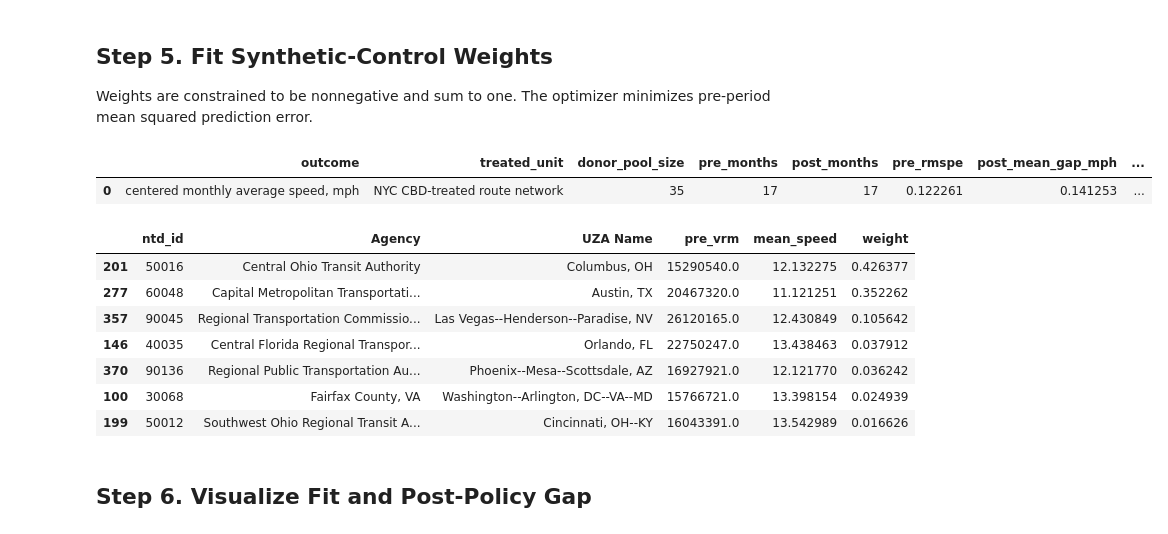
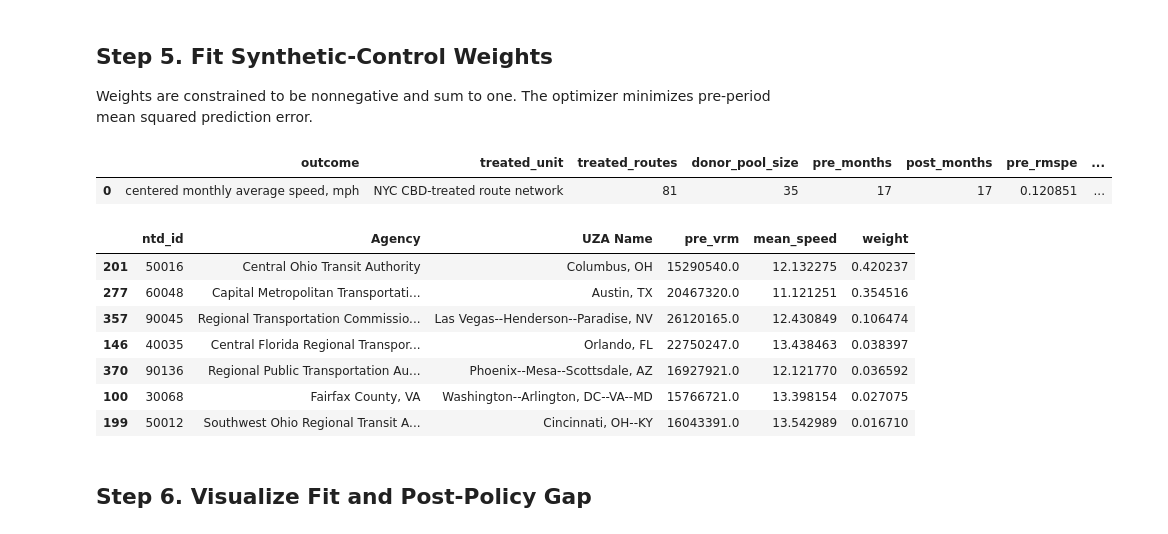
Before and after one commit to afedida261/MTA_CBD_CI, a Jupyter notebook: notebooks/nyc_cbd_ntd_synthetic_control.ipynb, the cells around one changed output. Drawn from its saved outputs; the diff is of its cells as text; code cells hidden in the pictures.

```diff
--- a/notebooks/nyc_cbd_ntd_synthetic_control.ipynb
+++ b/notebooks/nyc_cbd_ntd_synthetic_control.ipynb
@@ -55,6 +49,12 @@ nyc = pd.read_csv(NYC_PANEL)
 nyc["month"] = pd.to_datetime(nyc["month"])
 nyc["total_mileage"] = clean_numeric(nyc["total_mileage"])
 nyc["total_operating_time"] = clean_numeric(nyc["total_operating_time"])
+
+support_audit = compute_common_support(nyc)
+common_support_routes = set(
+    support_audit.loc[support_audit["in_common_support"], "route_id"]
+)
+nyc = nyc.loc[nyc["route_id"].isin(common_support_routes)].copy()
 
 nyc_treated = nyc[
     nyc["month"].between(ANALYSIS_START, ANALYSIS_END)
@@ -373,35 +373,36 @@ result = pd.DataFrame({
     "treated_centered_speed": Y_treated_all,
     "synthetic_centered_speed": synthetic_all,
 })
 result["gap_mph"] = result["treated_centered_speed"] - result["synthetic_centered_speed"]
 result["post"] = result["month"].ge(POLICY_MONTH)
 
 pre_rmspe = np.sqrt(np.mean(result.loc[~result["post"], "gap_mph"] ** 2))
 post_mean_gap = result.loc[result["post"], "gap_mph"].mean()
 post_mean_treated_change = result.loc[result["post"], "treated_centered_speed"].mean()
 post_mean_synth_change = result.loc[result["post"], "synthetic_centered_speed"].mean()
 
 summary = pd.DataFrame([
     {
         "outcome": "centered monthly average speed, mph",
         "treated_unit": "NYC CBD-treated route network",
+        "treated_routes": int(nyc_treated["route_id"].nunique()),
         "donor_pool_size": len(donor_ids),
         "pre_months": len(pre_months),
         "post_months": len(post_months),
         "pre_rmspe": pre_rmspe,
         "post_mean_gap_mph": post_mean_gap,
         "post_mean_treated_change_mph": post_mean_treated_change,
         "post_mean_synthetic_change_mph": post_mean_synth_change,
         "bus_modes": ",".join(FIXED_ROUTE_BUS_MODES),
     }
 ])
 
 result.to_csv(TABLES / "nyc_cbd_ntd_synthetic_control_monthly_results.csv", index=False)
 summary.to_csv(TABLES / "nyc_cbd_ntd_synthetic_control_summary.csv", index=False)
 summary
 # %% [output]
-|  | outcome | treated_unit | donor_pool_size | pre_months | post_months | pre_rmspe | post_mean_gap_mph | ... |
-| 0 | centered monthly average speed, mph | NYC CBD-treated route network | 35 | 17 | 17 | 0.122261 | 0.141253 | ... |
+|  | outcome | treated_unit | treated_routes | donor_pool_size | pre_months | post_months | pre_rmspe | ... |
+| 0 | centered monthly average speed, mph | NYC CBD-treated route network | 81 | 35 | 17 | 17 | 0.120851 | ... |
 # %%
 weights_table = selected_donors[["ntd_id", "Agency", "UZA Name", "pre_vrm", "mean_speed"]].copy()
 weights_table["weight"] = weights
@@ -410,13 +411,13 @@ weights_table.to_csv(TABLES / "nyc_cbd_ntd_synthetic_control_weights.csv", index
 weights_table[weights_table["weight"].gt(0.001)].head(20)
 # %% [output]
 |  | ntd_id | Agency | UZA Name | pre_vrm | mean_speed | weight |
-| 201 | 50016 | Central Ohio Transit Authority | Columbus, OH | 15290540.0 | 12.132275 | 0.426377 |
-| 277 | 60048 | Capital Metropolitan Transportati... | Austin, TX | 20467320.0 | 11.121251 | 0.352262 |
-| 357 | 90045 | Regional Transportation Commissio... | Las Vegas--Henderson--Paradise, NV | 26120165.0 | 12.430849 | 0.105642 |
-| 146 | 40035 | Central Florida Regional Transpor... | Orlando, FL | 22750247.0 | 13.438463 | 0.037912 |
-| 370 | 90136 | Regional Public Transportation Au... | Phoenix--Mesa--Scottsdale, AZ | 16927921.0 | 12.121770 | 0.036242 |
-| 100 | 30068 | Fairfax County, VA | Washington--Arlington, DC--VA--MD | 15766721.0 | 13.398154 | 0.024939 |
-| 199 | 50012 | Southwest Ohio Regional Transit A... | Cincinnati, OH--KY | 16043391.0 | 13.542989 | 0.016626 |
+| 201 | 50016 | Central Ohio Transit Authority | Columbus, OH | 15290540.0 | 12.132275 | 0.420237 |
+| 277 | 60048 | Capital Metropolitan Transportati... | Austin, TX | 20467320.0 | 11.121251 | 0.354516 |
+| 357 | 90045 | Regional Transportation Commissio... | Las Vegas--Henderson--Paradise, NV | 26120165.0 | 12.430849 | 0.106474 |
+| 146 | 40035 | Central Florida Regional Transpor... | Orlando, FL | 22750247.0 | 13.438463 | 0.038397 |
+| 370 | 90136 | Regional Public Transportation Au... | Phoenix--Mesa--Scottsdale, AZ | 16927921.0 | 12.121770 | 0.036592 |
+| 100 | 30068 | Fairfax County, VA | Washington--Arlington, DC--VA--MD | 15766721.0 | 13.398154 | 0.027075 |
+| 199 | 50012 | Southwest Ohio Regional Transit A... | Cincinnati, OH--KY | 16043391.0 | 13.542989 | 0.016710 |
 # %% [markdown]
 ## Step 6. Visualize Fit and Post-Policy Gap
 # %%
```
Also changed, not shown: parts of 9 cells of this notebook, 29 other files.
